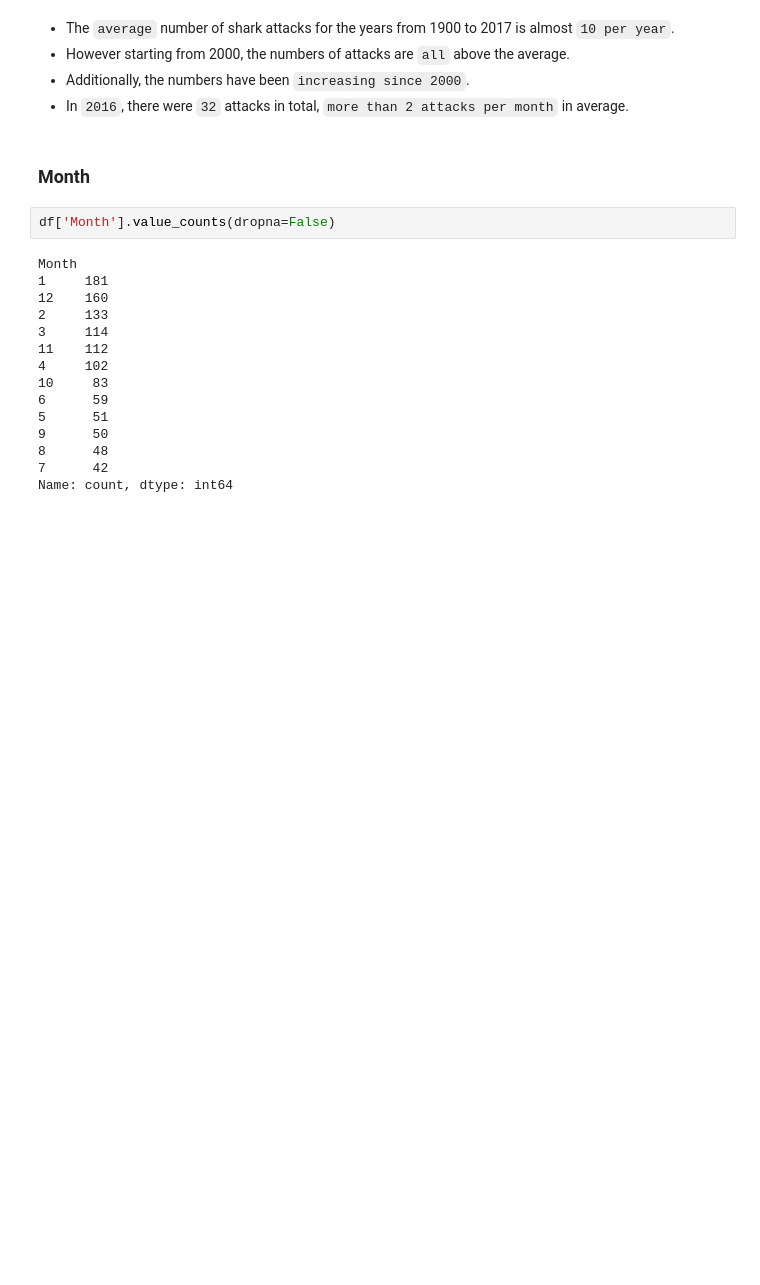
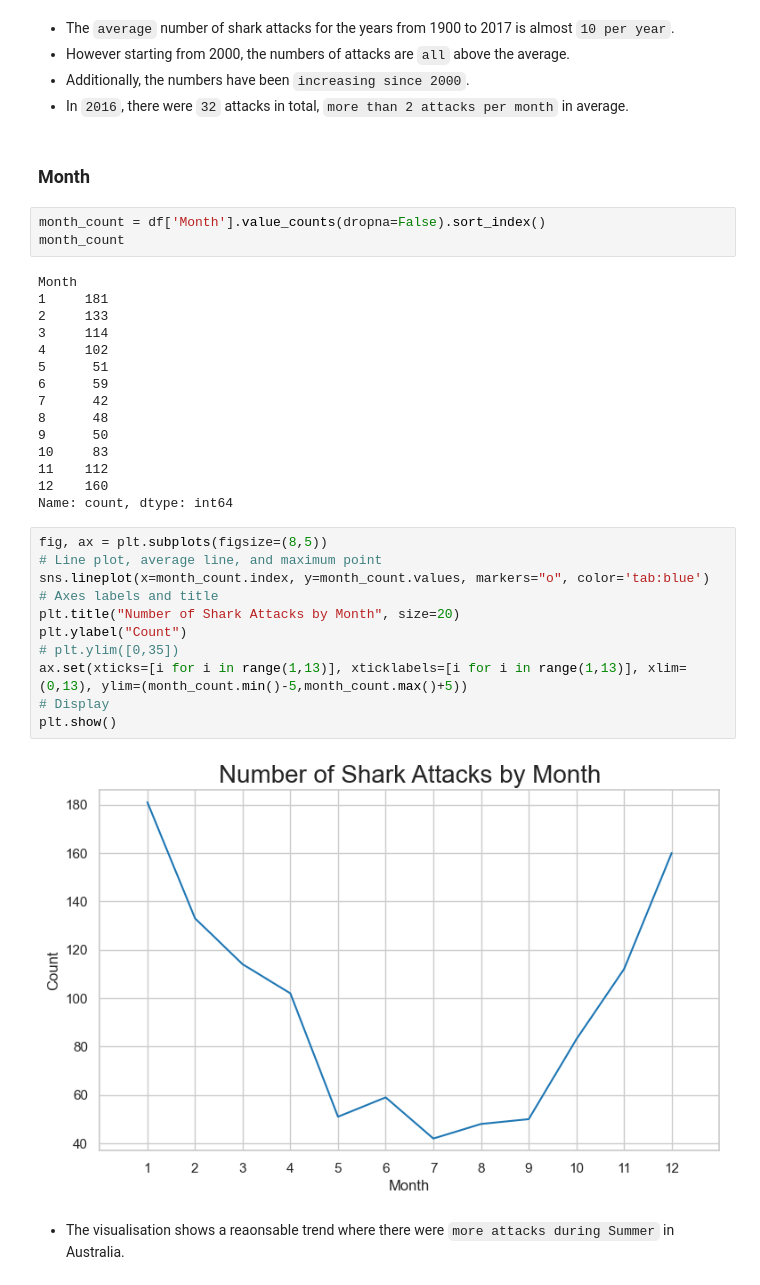
Before and after one commit to moscmh/shark, a Jupyter notebook: shark.ipynb, the cells around one changed output. Drawn from its saved outputs; the diff is of its cells as text; blank space fills up the shorter version.

Commit message:
Month finished.

```diff
--- a/shark.ipynb
+++ b/shark.ipynb
@@ -298,19 +298,35 @@ plt.show()
 # %% [markdown]
 ### Month
 # %%
-df['Month'].value_counts(dropna=False)
+month_count = df['Month'].value_counts(dropna=False).sort_index()
+month_count
 # %% [output]
 Month
 1     181
-12    160
 2     133
 3     114
+4     102
+5      51
+6      59
+7      42
+8      48
+9      50
+10     83
 11    112
-4     102
-10     83
-6      59
-5      51
-9      50
-8      48
-7      42
+12    160
 Name: count, dtype: int64
+# %%
+fig, ax = plt.subplots(figsize=(8,5))
+# Line plot, average line, and maximum point
+sns.lineplot(x=month_count.index, y=month_count.values, markers="o", color='tab:blue')
+# Axes labels and title
+plt.title("Number of Shark Attacks by Month", size=20)
+plt.ylabel("Count")
+# plt.ylim([0,35])
+ax.set(xticks=[i for i in range(1,13)], xticklabels=[i for i in range(1,13)], xlim=(0,13), ylim=(month_count.min()-5,month_count.max()+5))
+# Display
+plt.show()
+# %% [output]
+[figure, added]
+# %% [markdown]
+* The visualisation shows a reaonsable trend where there were `more attacks during Summer` in Australia.
```
